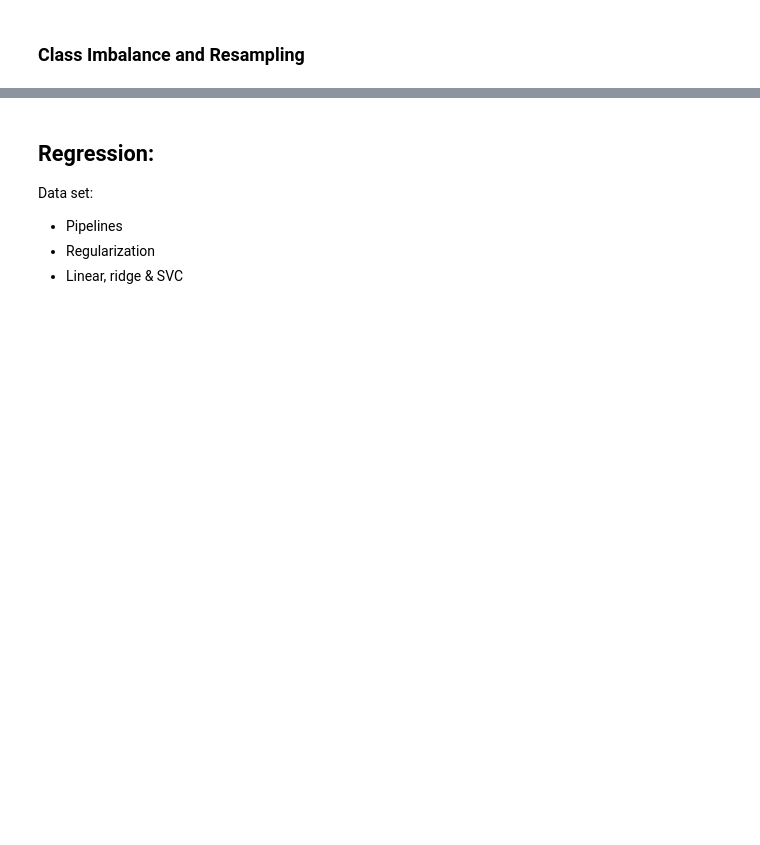
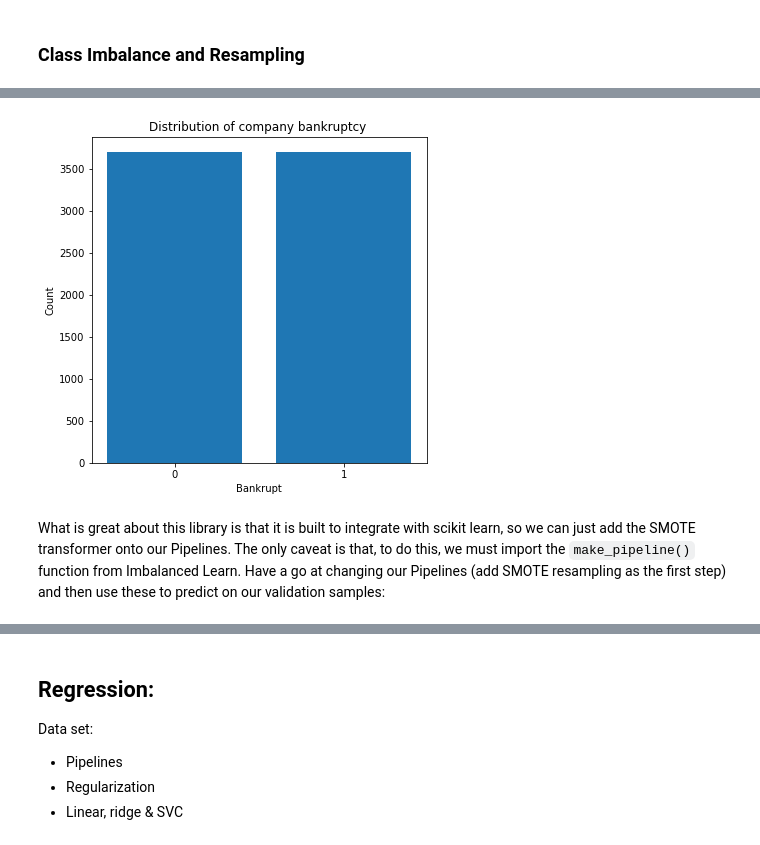
Before and after one commit to warwickdatasciencesociety/python-for-data-science, a Jupyter notebook: session-five/session-five-project-solutions.ipynb, the cells around one changed output, grey strips where cells are left out. Cells and saved outputs as stored; diff of their text form; code cells hidden in the pictures; blank space fills up the shorter version.

```diff
--- a/session-five/session-five-project-solutions.ipynb
+++ b/session-five/session-five-project-solutions.ipynb
@@ -273 +331,16 @@ NameError: name 'plt' is not defined
+# %%
+sm = SMOTE(random_state=243)
+X_res, y_res = sm.fit_sample(X_train, y_train)
+# %%
+fig, ax = plt.subplots(figsize=(6, 6))
+ax.bar([0,1],y_res.value_counts())
+ax.set_xlabel('Bankrupt')
+ax.set_ylabel('Count')
+ax.set_xticks([0,1])
+ax.set_title('Distribution of company bankruptcy ')
+plt.show()
+# %% [output]
+[figure, added]
+# %% [markdown]
+What is great about this library is that it is built to integrate with scikit learn, so we can just add the SMOTE transformer onto our Pipelines. The only caveat is that, to do this, we must import the `make_pipeline()` function from Imbalanced Learn. Have a go at changing our Pipelines (add SMOTE resampling as the first step) and then use these to predict on our validation samples:
 # %%
```
Also changed, not shown: parts of 38 cells of this notebook.
